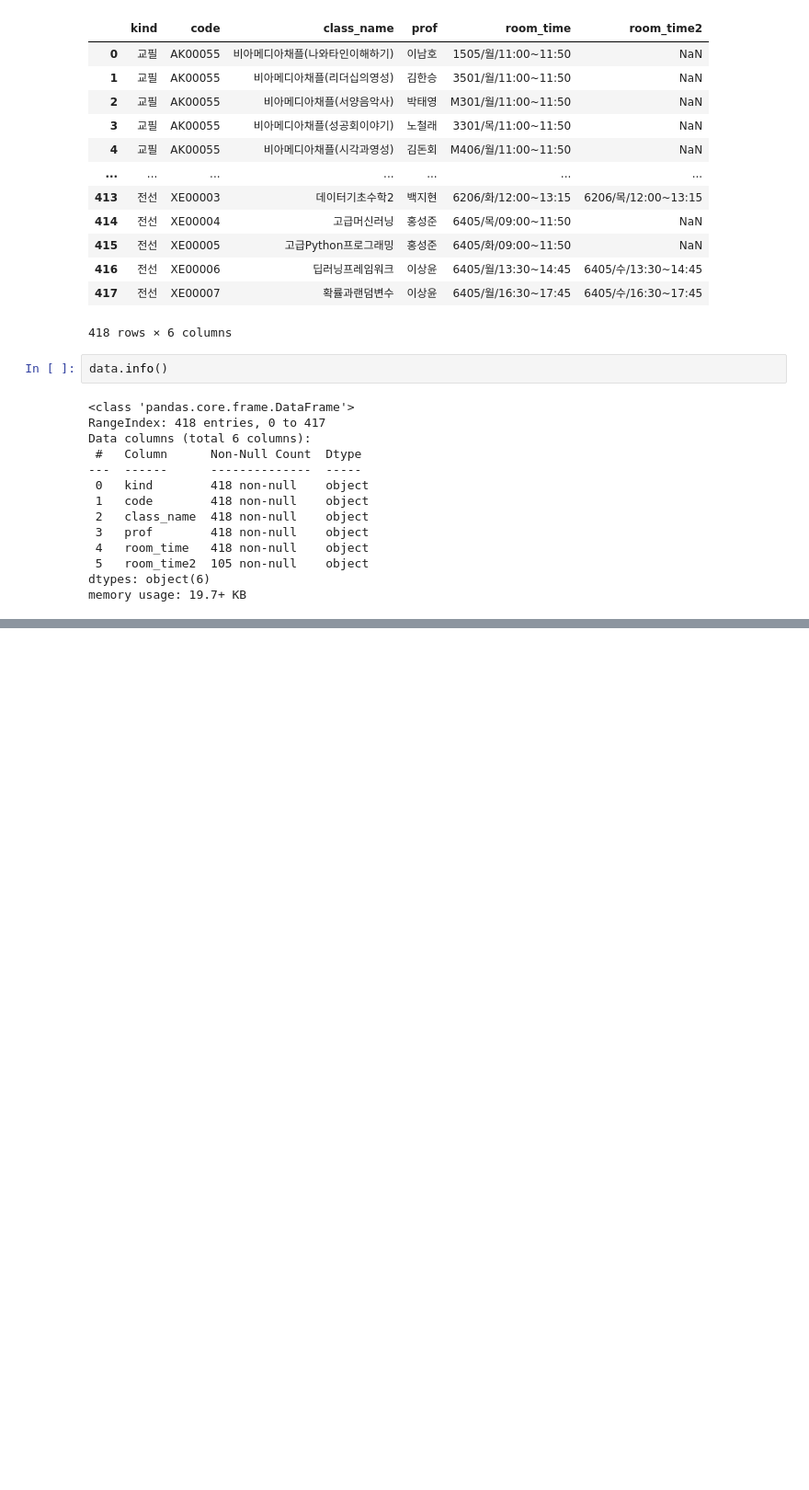
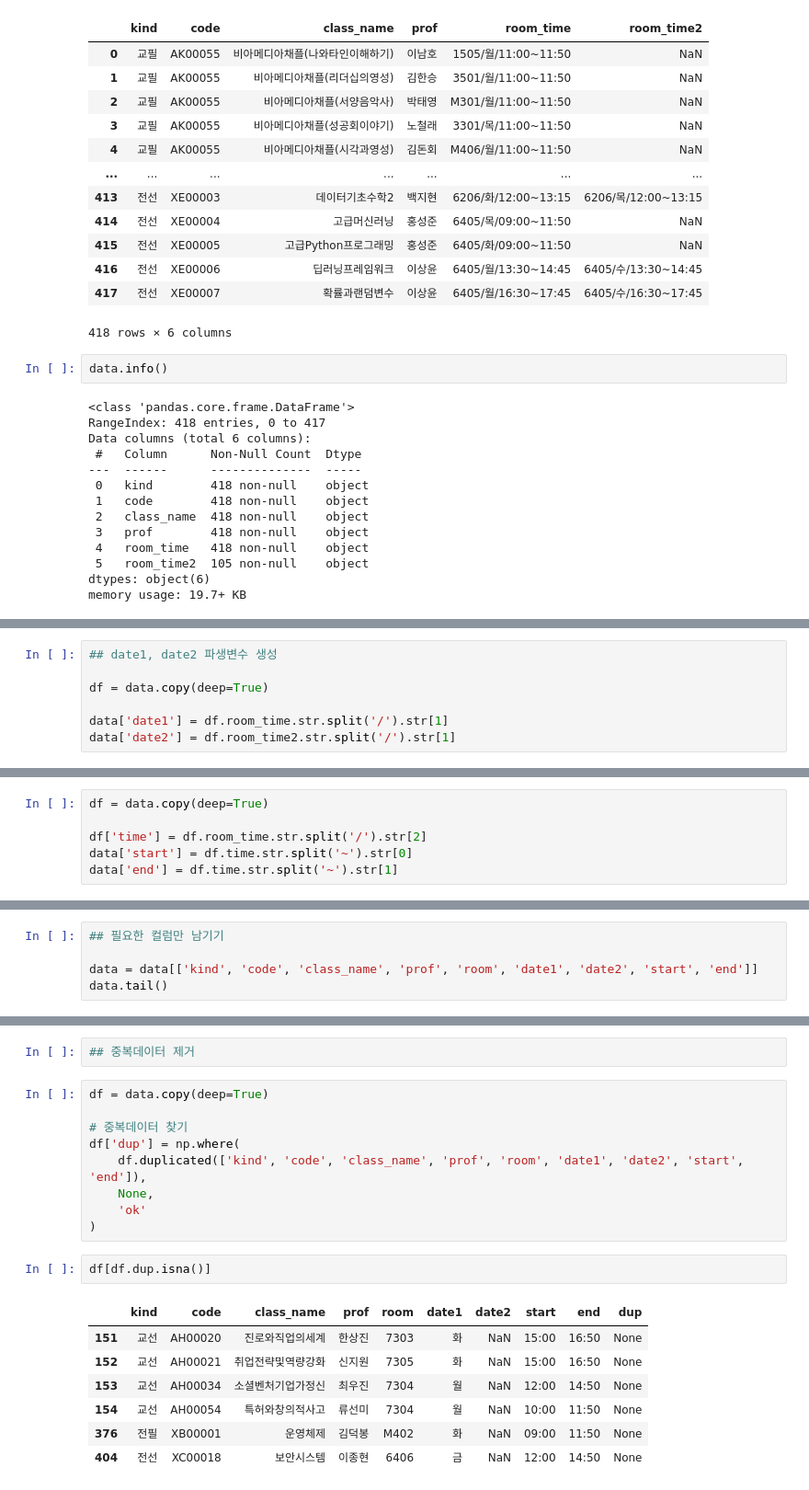
Before and after one commit to sujeengim/MapinSkhu-Data, a Jupyter notebook: second-try/data2.ipynb, the cells around one changed output, grey strips where cells are left out. Shown at 92% size. Saved outputs shown, nothing was run; the diff lists cells and outputs as text; blank space fills up the shorter version.

```diff
--- a/second-try/data2.ipynb
+++ b/second-try/data2.ipynb
@@ -215,0 +300,7 @@ memory usage: 19.7+ KB
+# %%
+## date1, date2 파생변수 생성
+
+df = data.copy(deep=True)
+
+data['date1'] = df.room_time.str.split('/').str[1]
+data['date2'] = df.room_time2.str.split('/').str[1]
@@ -215,0 +309,6 @@ memory usage: 19.7+ KB
+# %%
+df = data.copy(deep=True)
+
+df['time'] = df.room_time.str.split('/').str[2]
+data['start'] = df.time.str.split('~').str[0]
+data['end'] = df.time.str.split('~').str[1]
@@ -215,0 +324,5 @@ memory usage: 19.7+ KB
+# %%
+## 필요한 컬럼만 남기기
+
+data = data[['kind', 'code', 'class_name', 'prof', 'room', 'date1', 'date2', 'start', 'end']]
+data.tail()
@@ -215,0 +336,21 @@ memory usage: 19.7+ KB
+# %%
+## 중복데이터 제거
+# %%
+df = data.copy(deep=True)
+
+# 중복데이터 찾기
+df['dup'] = np.where(
+    df.duplicated(['kind', 'code', 'class_name', 'prof', 'room', 'date1', 'date2', 'start', 'end']),
+    None,
+    'ok'
+)
+# %%
+df[df.dup.isna()]
+# %% [output]
+|  | kind | code | class_name | prof | room | date1 | date2 | start | end | dup |
+| 151 | 교선 | AH00020 | 진로와직업의세계 | 한상진 | 7303 | 화 | NaN | 15:00 | 16:50 | None |
+| 152 | 교선 | AH00021 | 취업전략및역량강화 | 신지원 | 7305 | 화 | NaN | 15:00 | 16:50 | None |
+| 153 | 교선 | AH00034 | 소셜벤처기업가정신 | 최우진 | 7304 | 월 | NaN | 12:00 | 14:50 | None |
+| 154 | 교선 | AH00054 | 특허와창의적사고 | 류선미 | 7304 | 월 | NaN | 10:00 | 11:50 | None |
+| 376 | 전필 | XB00001 | 운영체제 | 김덕봉 | M402 | 화 | NaN | 09:00 | 11:50 | None |
+| 404 | 전선 | XC00018 | 보안시스템 | 이종현 | 6406 | 금 | NaN | 12:00 | 14:50 | None |
```
Also changed, not shown: parts of 22 cells of this notebook.
